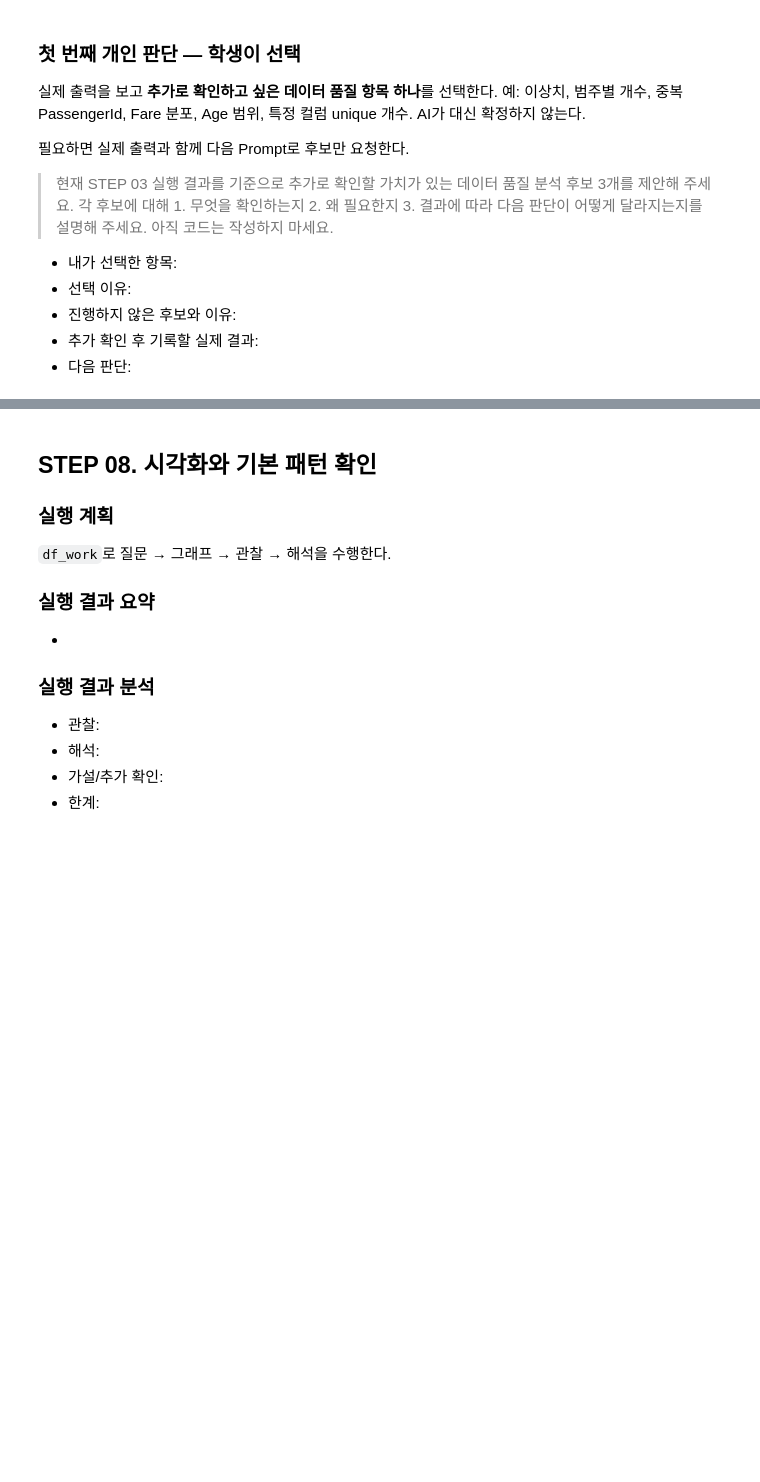
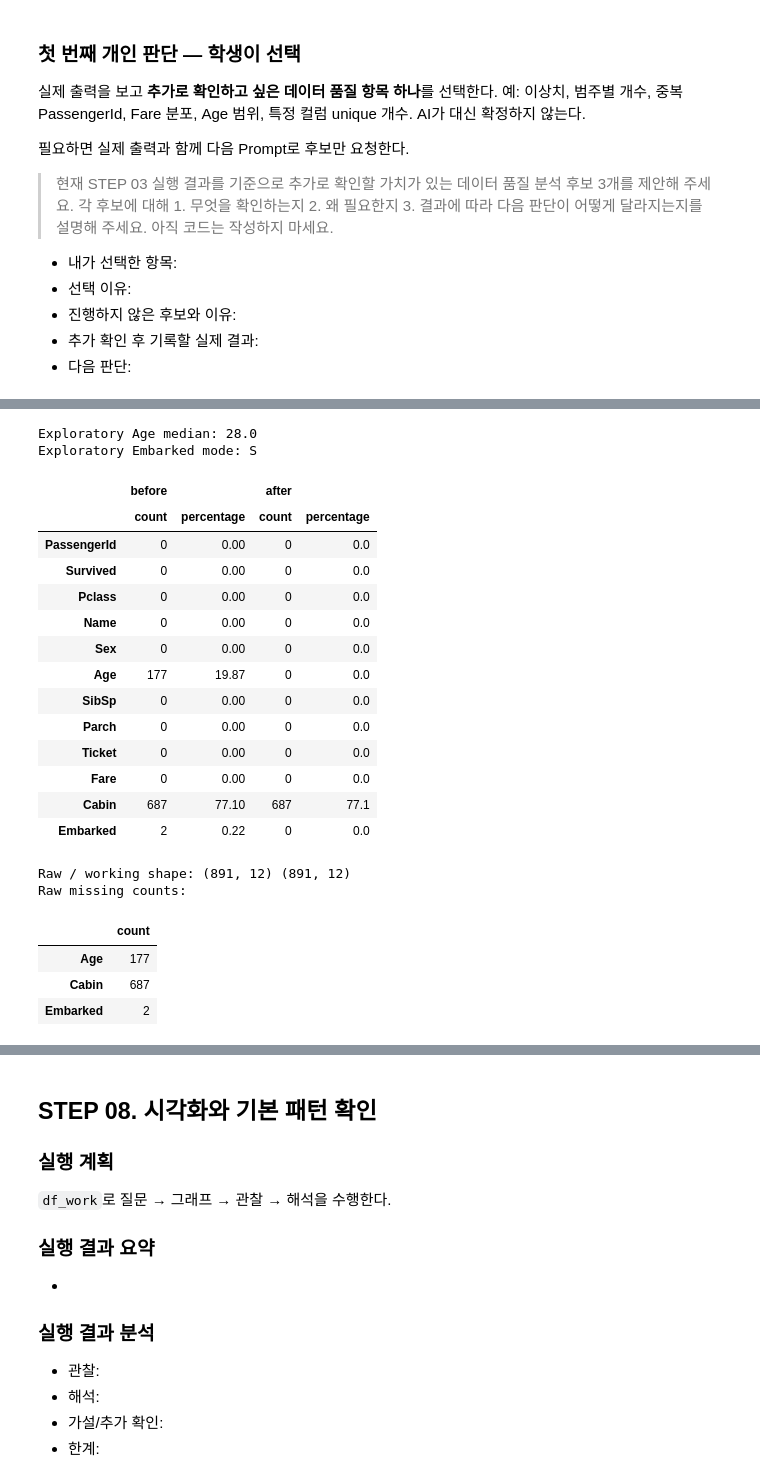
Before and after one commit to GilbertMoon/llm-data-analysis-course, a Jupyter notebook: notebooks/titanic_ai_analysis.ipynb, the cells around one changed output, grey strips where cells are left out. Saved outputs shown, nothing was run; the diff lists cells and outputs as text; code cells hidden in the pictures; blank space fills up the shorter version.

Commit message:
feat: implement Titanic steps 04-07

```diff
--- a/notebooks/titanic_ai_analysis.ipynb
+++ b/notebooks/titanic_ai_analysis.ipynb
@@ -321,3 +364,11 @@ Text summary:
 # %%
-# STEP 05
-# 상세 실습 가이드를 확인한 뒤, 이 STEP에 필요한 최소 코드만 작성하세요.
+# STEP 05~10에서 이어서 사용할 작업본을 여기서 한 번 생성합니다.
+df_work = df.copy()
+missing_before = pd.DataFrame({
+    "count": df_work.isna().sum(),
+    "percentage": df_work.isna().mean().mul(100).round(2),
+})
+print("Raw / working shape:", df.shape, df_work.shape)
+print("Different objects:", df is not df_work)
+display(missing_before)
+display(missing_before.loc[["Age", "Cabin", "Embarked"]])
@@ -323,0 +406,43 @@ Text summary:
+# %%
+# 탐색용 기본 실행안: 학생 선택에 따라 이 셀의 처리 방법을 변경할 수 있습니다.
+age_median_eda = df_work["Age"].median()
+embarked_mode_eda = df_work["Embarked"].mode().iloc[0]
+print("Exploratory Age median:", age_median_eda)
+print("Exploratory Embarked mode:", embarked_mode_eda)
+
+df_work["Age"] = df_work["Age"].fillna(age_median_eda)
+df_work["Embarked"] = df_work["Embarked"].fillna(embarked_mode_eda)
+# Cabin은 원문과 결측 상태를 그대로 보존합니다.
+# %% [output]
+Exploratory Age median: 28.0
+Exploratory Embarked mode: S
+# %%
+missing_after = pd.DataFrame({
+    "count": df_work.isna().sum(),
+    "percentage": df_work.isna().mean().mul(100).round(2),
+})
+display(pd.concat({"before": missing_before, "after": missing_after}, axis=1))
+print("Raw / working shape:", df.shape, df_work.shape)
+print("Raw missing counts:")
+display(df[["Age", "Cabin", "Embarked"]].isna().sum().to_frame("count"))
+# %% [output]
+|  | before |  | after |  |
+|  | count | percentage | count | percentage |
+| PassengerId | 0 | 0.00 | 0 | 0.0 |
+| Survived | 0 | 0.00 | 0 | 0.0 |
+| Pclass | 0 | 0.00 | 0 | 0.0 |
+| Name | 0 | 0.00 | 0 | 0.0 |
+| Sex | 0 | 0.00 | 0 | 0.0 |
+| Age | 177 | 19.87 | 0 | 0.0 |
+| SibSp | 0 | 0.00 | 0 | 0.0 |
+| Parch | 0 | 0.00 | 0 | 0.0 |
+| Ticket | 0 | 0.00 | 0 | 0.0 |
+| Fare | 0 | 0.00 | 0 | 0.0 |
+| Cabin | 687 | 77.10 | 687 | 77.1 |
+| Embarked | 2 | 0.22 | 0 | 0.0 |
+Raw / working shape: (891, 12) (891, 12)
+Raw missing counts:
+|  | count |
+| Age | 177 |
+| Cabin | 687 |
+| Embarked | 2 |
```
Also changed, not shown: parts of 22 cells of this notebook, 1 other file.
